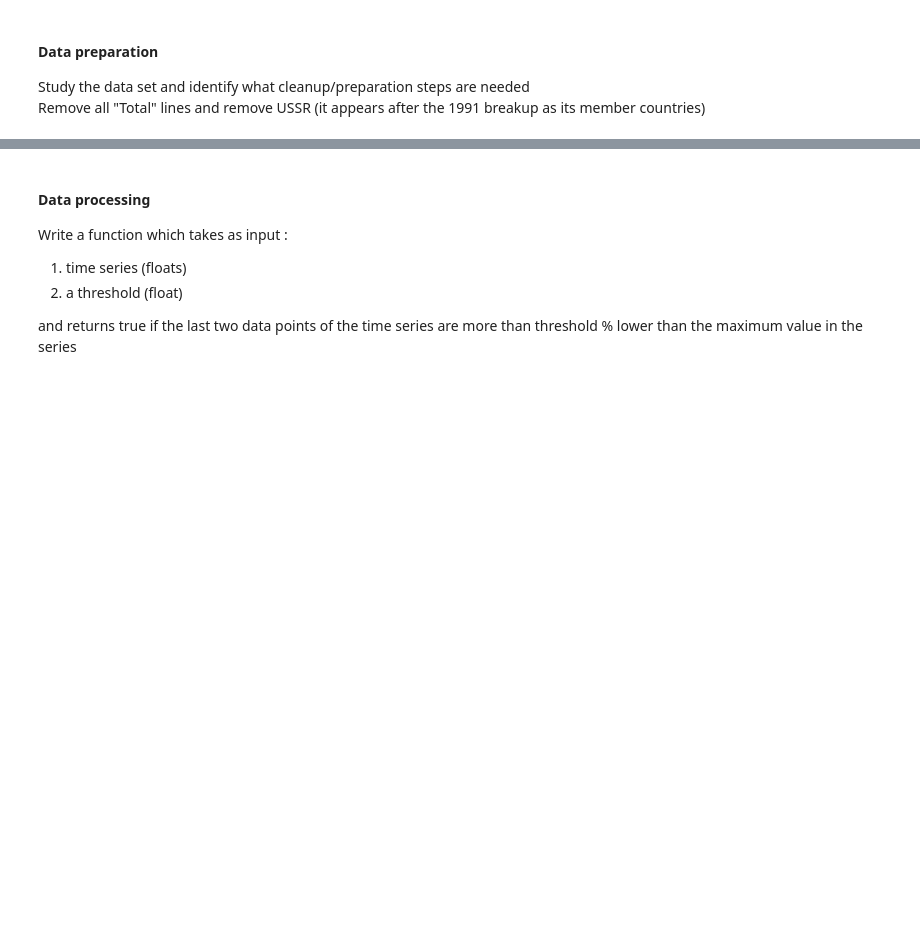
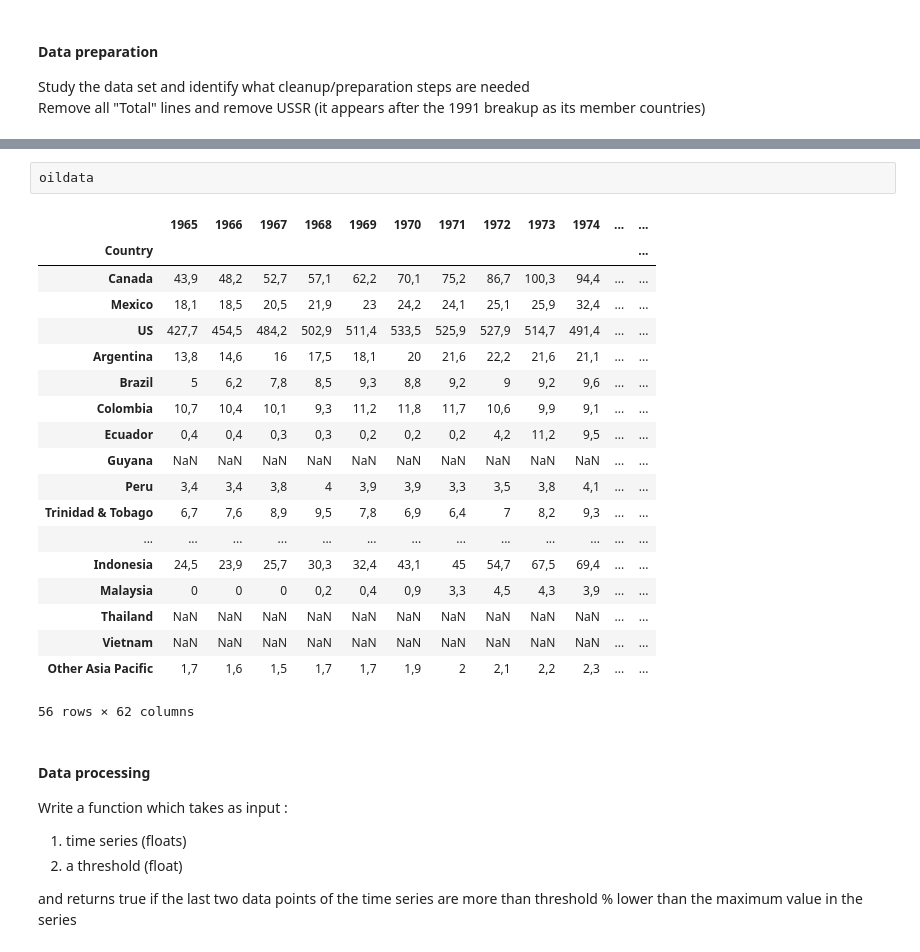
Before and after one commit to BirchTree1812/oil-processing-dataset, a Jupyter notebook: Homework 2.ipynb, the cells around one changed output, grey strips where cells are left out. Cells and saved outputs as stored; diff of their text form; blank space fills up the shorter version.

```diff
--- a/Homework 2.ipynb
+++ b/Homework 2.ipynb
@@ -65,3 +72,25 @@ Other Asia Pacific  -5,00%  0,20%
+# %%
+oildata
+# %% [output]
+|  | 1965 | 1966 | 1967 | 1968 | 1969 | 1970 | 1971 | 1972 | 1973 | 1974 | ... | ... |
+| Country |  |  |  |  |  |  |  |  |  |  |  | ... |
+| Canada | 43,9 | 48,2 | 52,7 | 57,1 | 62,2 | 70,1 | 75,2 | 86,7 | 100,3 | 94,4 | ... | ... |
+| Mexico | 18,1 | 18,5 | 20,5 | 21,9 | 23 | 24,2 | 24,1 | 25,1 | 25,9 | 32,4 | ... | ... |
+| US | 427,7 | 454,5 | 484,2 | 502,9 | 511,4 | 533,5 | 525,9 | 527,9 | 514,7 | 491,4 | ... | ... |
+| Argentina | 13,8 | 14,6 | 16 | 17,5 | 18,1 | 20 | 21,6 | 22,2 | 21,6 | 21,1 | ... | ... |
+| Brazil | 5 | 6,2 | 7,8 | 8,5 | 9,3 | 8,8 | 9,2 | 9 | 9,2 | 9,6 | ... | ... |
+| Colombia | 10,7 | 10,4 | 10,1 | 9,3 | 11,2 | 11,8 | 11,7 | 10,6 | 9,9 | 9,1 | ... | ... |
+| Ecuador | 0,4 | 0,4 | 0,3 | 0,3 | 0,2 | 0,2 | 0,2 | 4,2 | 11,2 | 9,5 | ... | ... |
+| Guyana | NaN | NaN | NaN | NaN | NaN | NaN | NaN | NaN | NaN | NaN | ... | ... |
+| Peru | 3,4 | 3,4 | 3,8 | 4 | 3,9 | 3,9 | 3,3 | 3,5 | 3,8 | 4,1 | ... | ... |
+| Trinidad & Tobago | 6,7 | 7,6 | 8,9 | 9,5 | 7,8 | 6,9 | 6,4 | 7 | 8,2 | 9,3 | ... | ... |
+| ... | ... | ... | ... | ... | ... | ... | ... | ... | ... | ... | ... | ... |
+| Indonesia | 24,5 | 23,9 | 25,7 | 30,3 | 32,4 | 43,1 | 45 | 54,7 | 67,5 | 69,4 | ... | ... |
+| Malaysia | 0 | 0 | 0 | 0,2 | 0,4 | 0,9 | 3,3 | 4,5 | 4,3 | 3,9 | ... | ... |
+| Thailand | NaN | NaN | NaN | NaN | NaN | NaN | NaN | NaN | NaN | NaN | ... | ... |
+| Vietnam | NaN | NaN | NaN | NaN | NaN | NaN | NaN | NaN | NaN | NaN | ... | ... |
+| Other Asia Pacific | 1,7 | 1,6 | 1,5 | 1,7 | 1,7 | 1,9 | 2 | 2,1 | 2,2 | 2,3 | ... | ... |
+56 rows × 62 columns
 # %% [markdown]
 #### Data processing
 Write a function which takes as input :
```
Also changed, not shown: parts of 9 cells of this notebook.
